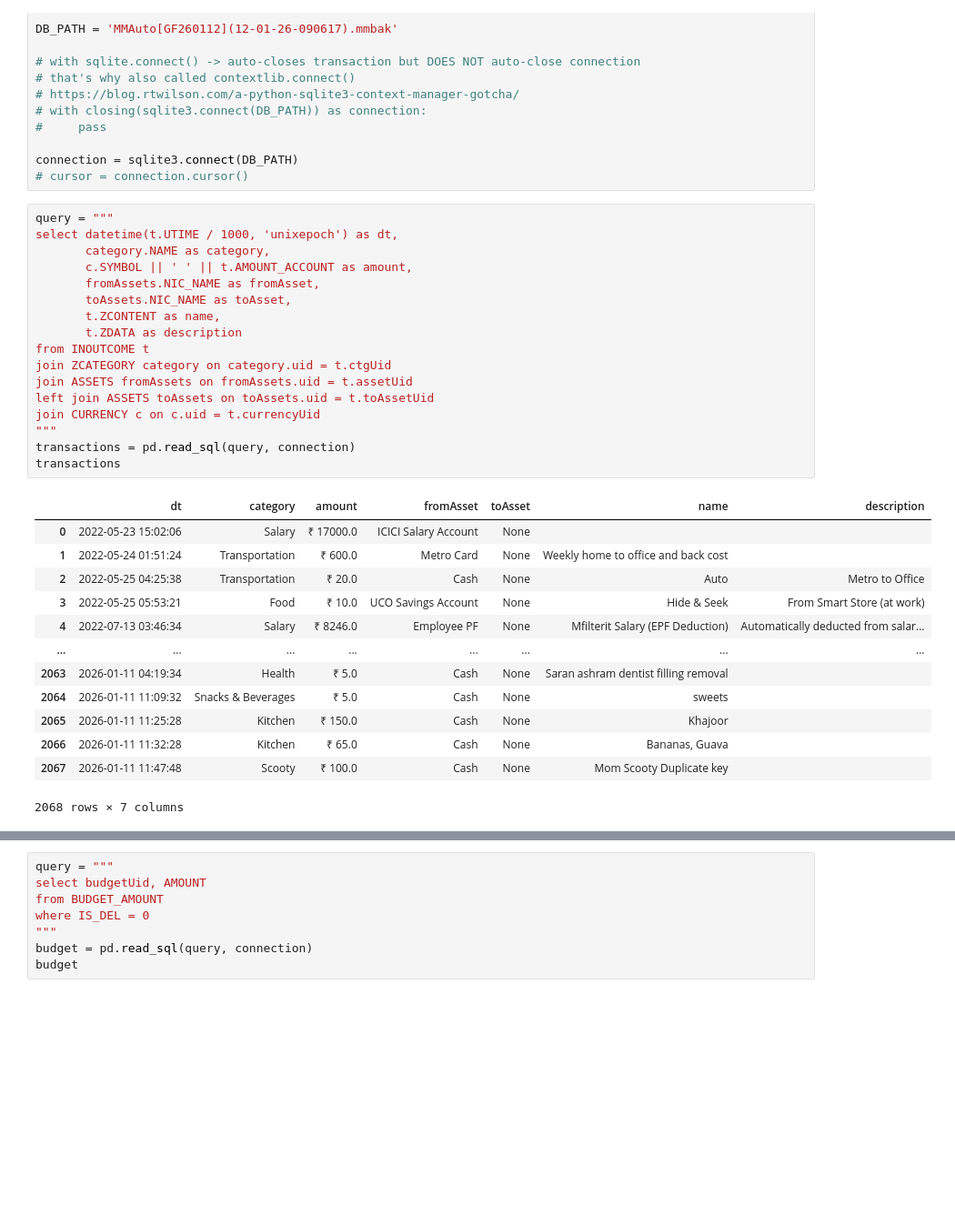
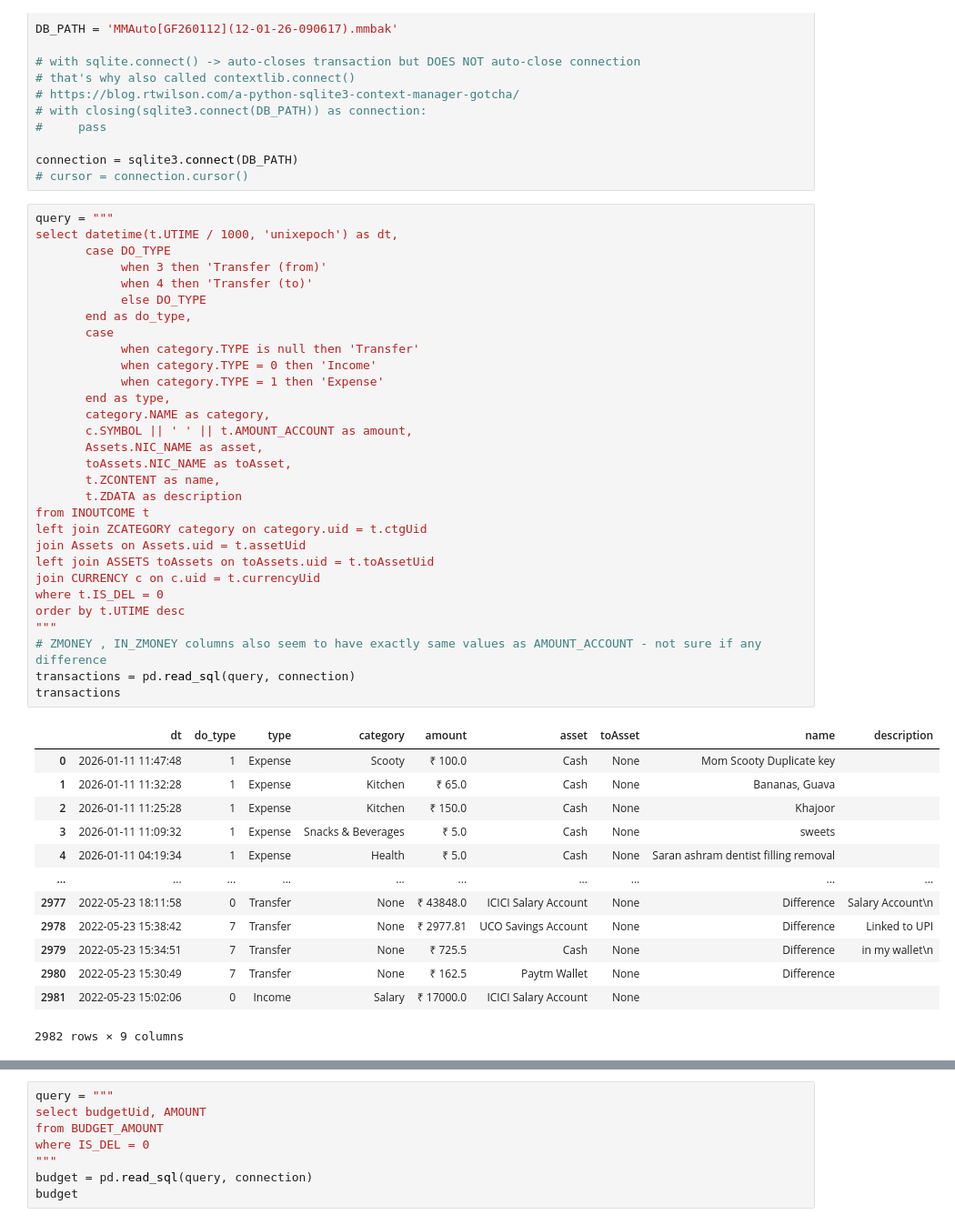
Before and after one commit to sohang3112/moneymanager, a Jupyter notebook: db.ipynb, the cells around one changed output, grey strips where cells are left out. Shown at 91% size. Cells and saved outputs as stored; diff of their text form; blank space fills up the shorter version.

```diff
--- a/db.ipynb
+++ b/db.ipynb
@@ -17,31 +17,44 @@ connection = sqlite3.connect(DB_PATH)
 # %%
 query = """
 select datetime(t.UTIME / 1000, 'unixepoch') as dt,
+       case DO_TYPE
+            when 3 then 'Transfer (from)'
+            when 4 then 'Transfer (to)'
+            else DO_TYPE
+       end as do_type,
+       case
+            when category.TYPE is null then 'Transfer'
+            when category.TYPE = 0 then 'Income'
+            when category.TYPE = 1 then 'Expense'
+       end as type,
        category.NAME as category,
        c.SYMBOL || ' ' || t.AMOUNT_ACCOUNT as amount,
-       fromAssets.NIC_NAME as fromAsset,
+       Assets.NIC_NAME as asset,
        toAssets.NIC_NAME as toAsset,
        t.ZCONTENT as name,
        t.ZDATA as description
 from INOUTCOME t
-join ZCATEGORY category on category.uid = t.ctgUid
-join ASSETS fromAssets on fromAssets.uid = t.assetUid
+left join ZCATEGORY category on category.uid = t.ctgUid
+join Assets on Assets.uid = t.assetUid
 left join ASSETS toAssets on toAssets.uid = t.toAssetUid
 join CURRENCY c on c.uid = t.currencyUid
+where t.IS_DEL = 0
+order by t.UTIME desc
 """
+# ZMONEY , IN_ZMONEY columns also seem to have exactly same values as AMOUNT_ACCOUNT - not sure if any difference
 transactions = pd.read_sql(query, connection)
 transactions
 # %% [output]
-|  | dt | category | amount | fromAsset | toAsset | name | description |
-| 0 | 2022-05-23 15:02:06 | Salary | ₹ 17000.0 | ICICI Salary Account | None |  |  |
-| 1 | 2022-05-24 01:51:24 | Transportation | ₹ 600.0 | Metro Card | None | Weekly home to office and back cost |  |
-| 2 | 2022-05-25 04:25:38 | Transportation | ₹ 20.0 | Cash | None | Auto | Metro to Office |
-| 3 | 2022-05-25 05:53:21 | Food | ₹ 10.0 | UCO Savings Account | None | Hide & Seek | From Smart Store (at work) |
-| 4 | 2022-07-13 03:46:34 | Salary | ₹ 8246.0 | Employee PF | None | Mfilterit Salary (EPF Deduction) | Automatically deducted from salar... |
-| ... | ... | ... | ... | ... | ... | ... | ... |
-| 2063 | 2026-01-11 04:19:34 | Health | ₹ 5.0 | Cash | None | Saran ashram dentist filling removal |  |
-| 2064 | 2026-01-11 11:09:32 | Snacks & Beverages | ₹ 5.0 | Cash | None | sweets |  |
-| 2065 | 2026-01-11 11:25:28 | Kitchen | ₹ 150.0 | Cash | None | Khajoor |  |
-| 2066 | 2026-01-11 11:32:28 | Kitchen | ₹ 65.0 | Cash | None | Bananas, Guava |  |
-| 2067 | 2026-01-11 11:47:48 | Scooty | ₹ 100.0 | Cash | None | Mom Scooty Duplicate key |  |
+|  | dt | do_type | type | category | amount | asset | toAsset | name | description |
+| 0 | 2026-01-11 11:47:48 | 1 | Expense | Scooty | ₹ 100.0 | Cash | None | Mom Scooty Duplicate key |  |
+| 1 | 2026-01-11 11:32:28 | 1 | Expense | Kitchen | ₹ 65.0 | Cash | None | Bananas, Guava |  |
+| 2 | 2026-01-11 11:25:28 | 1 | Expense | Kitchen | ₹ 150.0 | Cash | None | Khajoor |  |
+| 3 | 2026-01-11 11:09:32 | 1 | Expense | Snacks & Beverages | ₹ 5.0 | Cash | None | sweets |  |
+| 4 | 2026-01-11 04:19:34 | 1 | Expense | Health | ₹ 5.0 | Cash | None | Saran ashram dentist filling removal |  |
+| ... | ... | ... | ... | ... | ... | ... | ... | ... | ... |
+| 2977 | 2022-05-23 18:11:58 | 0 | Transfer | None | ₹ 43848.0 | ICICI Salary Account | None | Difference | Salary Account\n |
+| 2978 | 2022-05-23 15:38:42 | 7 | Transfer | None | ₹ 2977.81 | UCO Savings Account | None | Difference | Linked to UPI |
+| 2979 | 2022-05-23 15:34:51 | 7 | Transfer | None | ₹ 725.5 | Cash | None | Difference | in my wallet\n |
+| 2980 | 2022-05-23 15:30:49 | 7 | Transfer | None | ₹ 162.5 | Paytm Wallet | None | Difference |  |
+| 2981 | 2022-05-23 15:02:06 | 0 | Income | Salary | ₹ 17000.0 | ICICI Salary Account | None |  |  |
-2068 rows × 7 columns
+2982 rows × 9 columns
```
Also changed, not shown: parts of 1 cell of this notebook, 5 other files.
